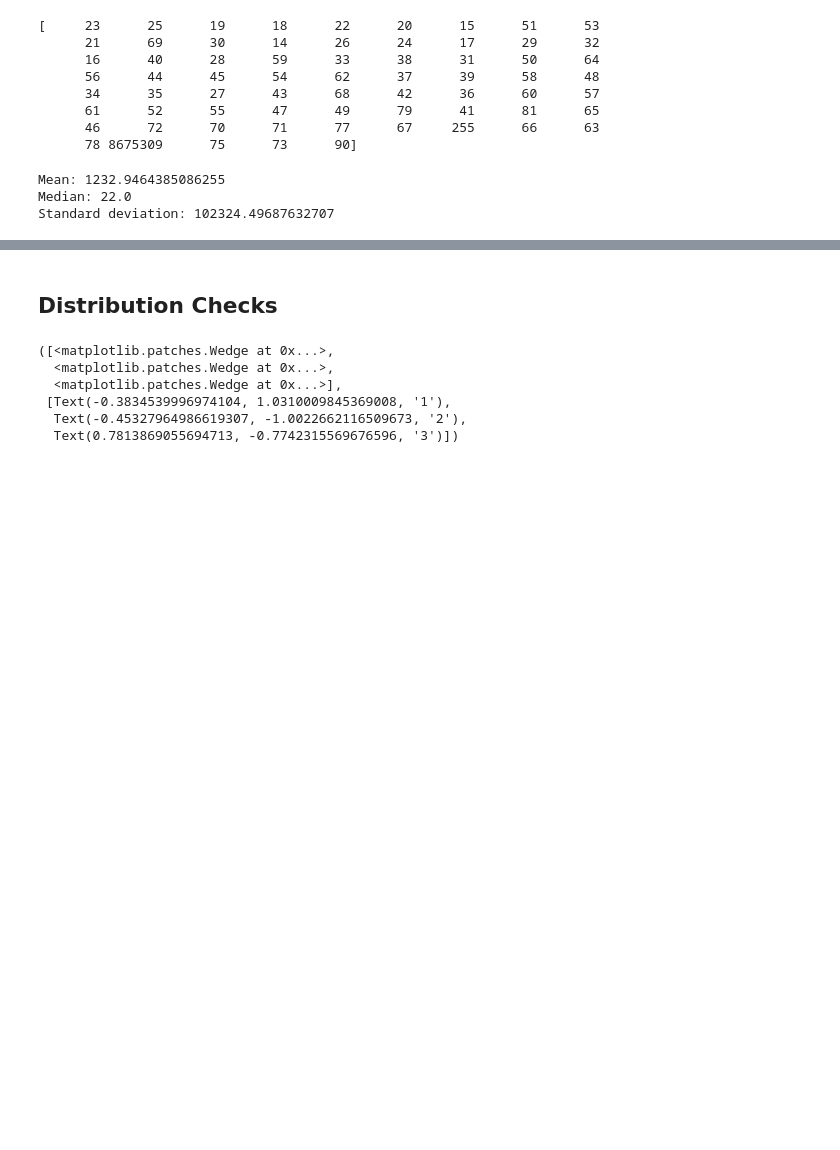
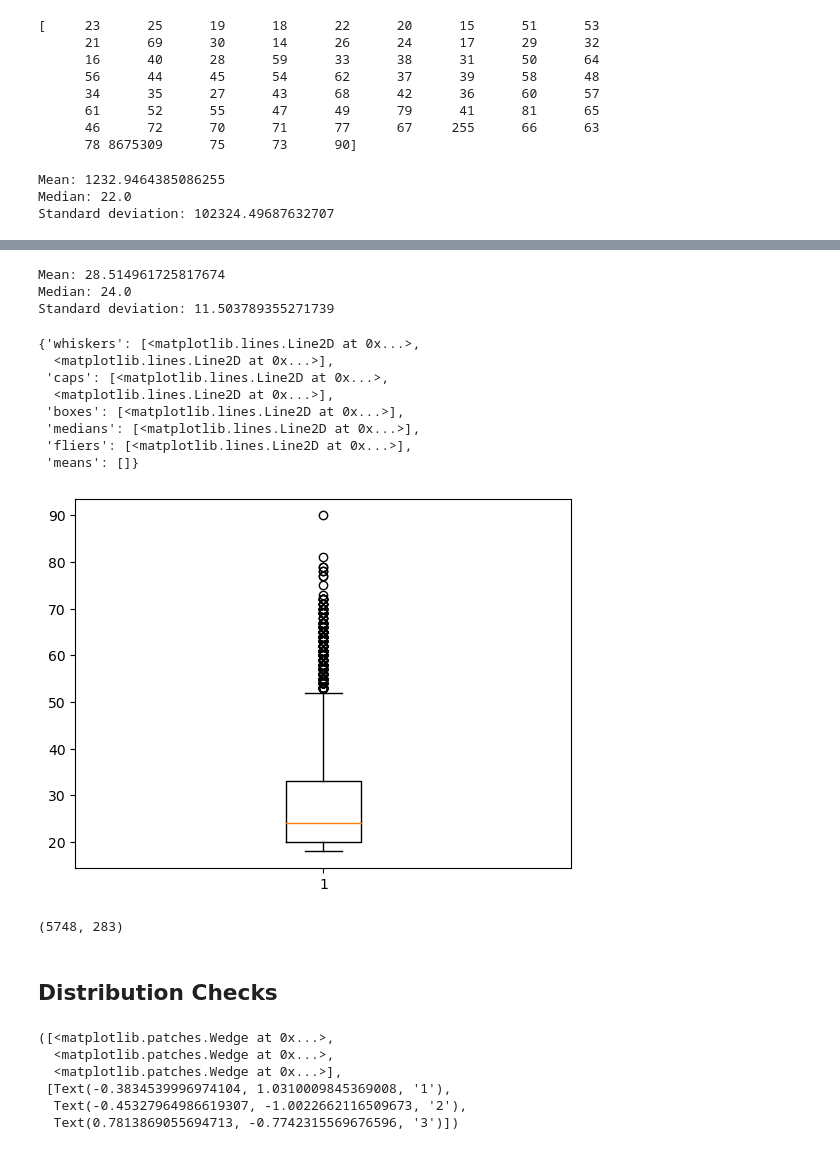
Before and after one commit to mohona-roy/introversion-extraversion-classification, a Jupyter notebook: Code.ipynb, the cells around one changed output, grey strips where cells are left out. Saved outputs shown, nothing was run; the diff lists cells and outputs as text; code cells hidden in the pictures; blank space fills up the shorter version.

```diff
--- a/Code.ipynb
+++ b/Code.ipynb
@@ -503,3 +507,29 @@ print(data['age'].unique())
+# %%
+age_mean = data['age'].mean()
+age_median = data['age'].median()
+age_std = data['age'].std()
+
+print(f"Mean: {age_mean} \nMedian: {age_median} \nStandard deviation: {age_std}")
+# %% [output]
+Mean: 28.514961725817674
+Median: 24.0
+Standard deviation: 11.503789355271739
+# %%
+plt.boxplot(data['age'])
+# %% [output]
+{'whiskers': [<matplotlib.lines.Line2D at 0x...>,
+  <matplotlib.lines.Line2D at 0x...>],
+ 'caps': [<matplotlib.lines.Line2D at 0x...>,
+  <matplotlib.lines.Line2D at 0x...>],
+ 'boxes': [<matplotlib.lines.Line2D at 0x...>],
+ 'medians': [<matplotlib.lines.Line2D at 0x...>],
+ 'fliers': [<matplotlib.lines.Line2D at 0x...>],
+ 'means': []}
+[figure, added]
+# %%
+data.shape
+# %% [output]
+(5748, 283)
 # %% [markdown]
 ## Distribution Checks
 # %%
```
Also changed, not shown: parts of 1 cell of this notebook.
